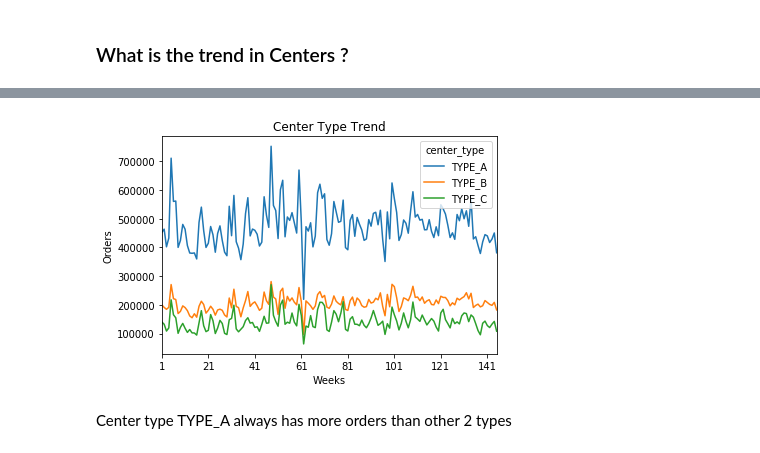
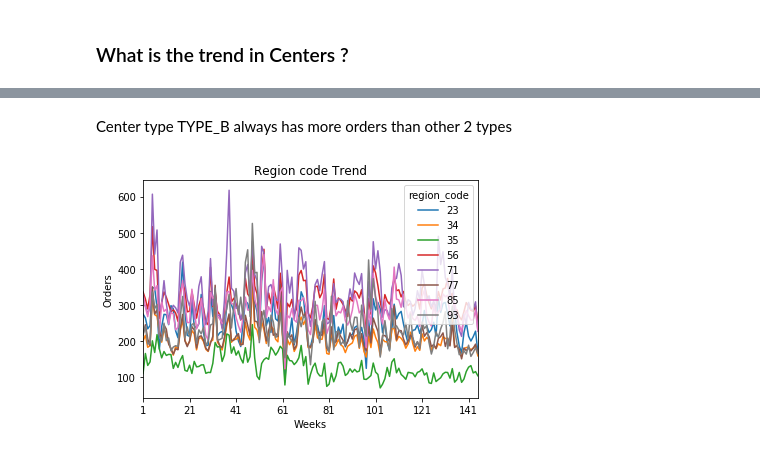
Before and after one commit to monilgudhka/food_demand_forecasting, a Jupyter notebook: data_analysis/story_telling.ipynb, the cells around one changed output, grey strips where cells are left out. Saved outputs shown, nothing was run; the diff lists cells and outputs as text; code cells hidden in the pictures.

```diff
--- a/data_analysis/story_telling.ipynb
+++ b/data_analysis/story_telling.ipynb
@@ -17,7 +17,7 @@ dataset.head()
 | 1448490 | 40 | 1 | 55 | 2631 | 243.50 | 242.50 | 0 | ... |
 # %%
 categorical_columns = ['week', 'center_id', 'meal_id', 'emailer_for_promotion', 'homepage_featured', 'city_code',
-                       'region_code', 'center_type', 'category', 'cuisine']
+                       'region_code', 'center_type', 'category', 'cuisine','year','month','week_in_month']
 for column in categorical_columns:
     dataset[column] = dataset[column].astype('category')
 dataset.info()
@@ -187,10 +182,13 @@ memory usage: 9.8 KB
+# %% [markdown]
+Center type TYPE_B always has more orders than other 2 types
 # %%
-center_type_trend.plot()
-_ = plt.title("Center Type Trend")
+region_code_trend = dataset.pivot_table(index='week', columns='region_code', values='num_orders',
+                                        aggfunc='mean')
+
+region_code_trend.plot()
+_ = plt.title("Region code Trend")
 _ = plt.xlabel("Weeks")
 _ = plt.ylabel("Orders")
 plt.show()
 # %% [output]
-[figure, old version]
+[figure, new version]
-# %% [markdown]
-Center type TYPE_A always has more orders than other 2 types
```
Also changed, not shown: parts of 32 cells of this notebook.
